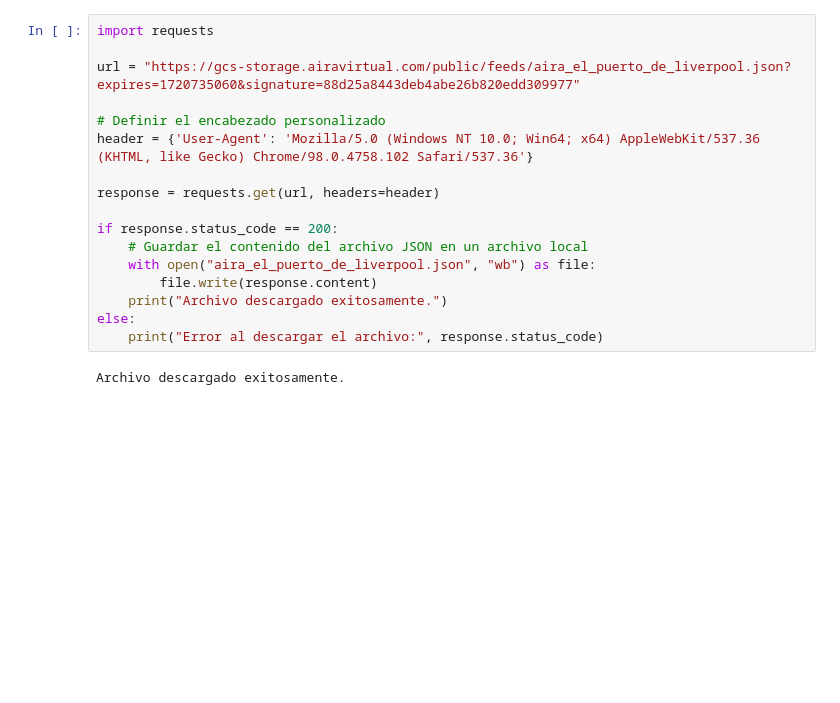
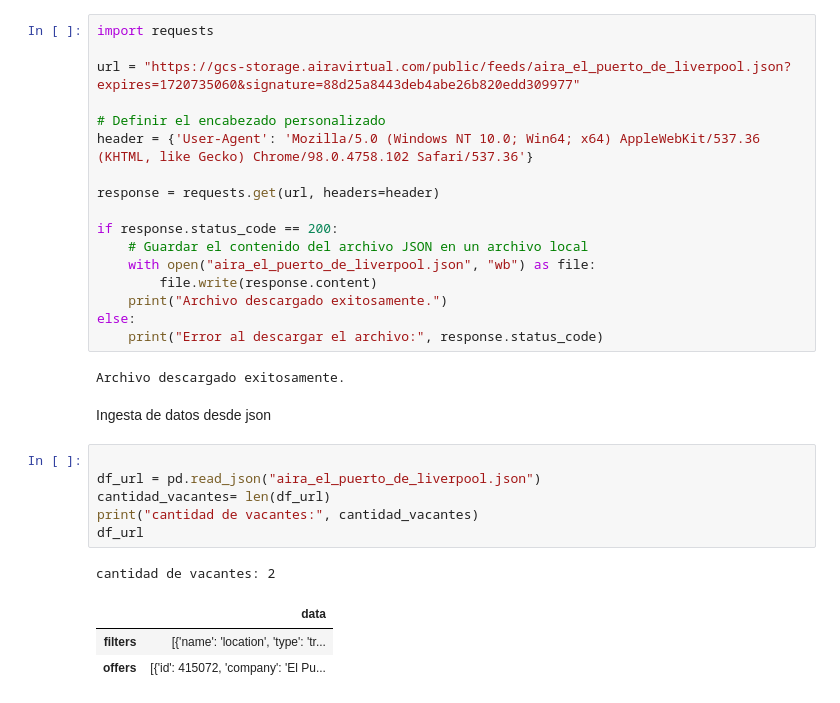
Before and after one commit to JimeFioni/Practica-Data-Engineer, a Jupyter notebook: 01 - MODELO REFERENCIA/Scraping Google/Scraping_Liverpool.ipynb, the cells around one changed output. Drawn from its saved outputs; the diff is of its cells as text; blank space fills up the shorter version.

```diff
--- a/01 - MODELO REFERENCIA/Scraping Google/Scraping_Liverpool.ipynb
+++ b/01 - MODELO REFERENCIA/Scraping Google/Scraping_Liverpool.ipynb
@@ -98,3 +98,16 @@ else:
     print("Error al descargar el archivo:", response.status_code)
 # %% [output]
 Archivo descargado exitosamente.
+# %% [markdown]
+Ingesta de datos desde json
+# %%
+
+df_url = pd.read_json("aira_el_puerto_de_liverpool.json")
+cantidad_vacantes= len(df_url)
+print("cantidad de vacantes:", cantidad_vacantes)
+df_url
+# %% [output]
+cantidad de vacantes: 2
+|  | data |
+| filters | [{'name': 'location', 'type': 'tr... |
+| offers | [{'id': 415072, 'company': 'El Pu... |
```
Also changed, not shown: parts of 7 cells of this notebook.
